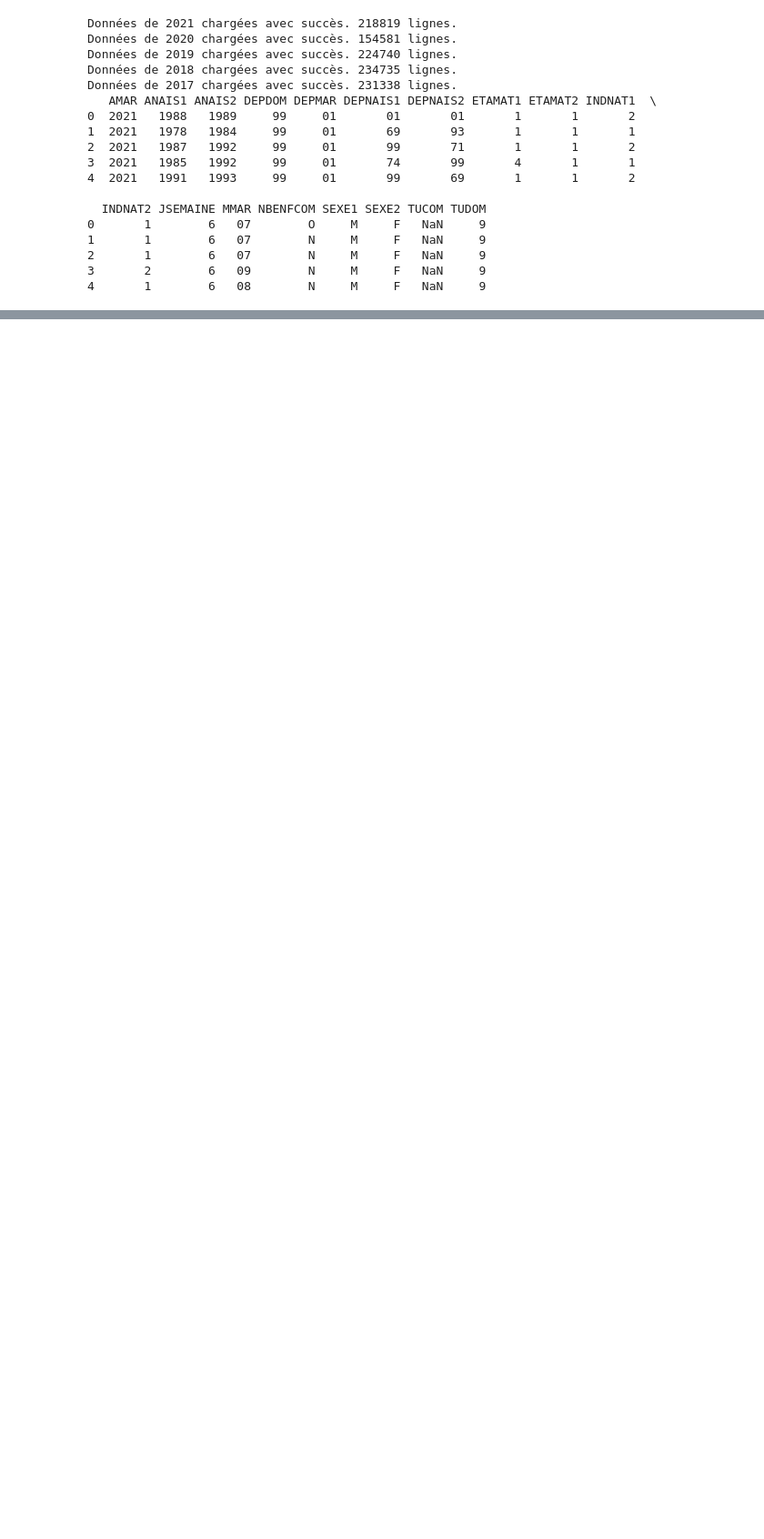
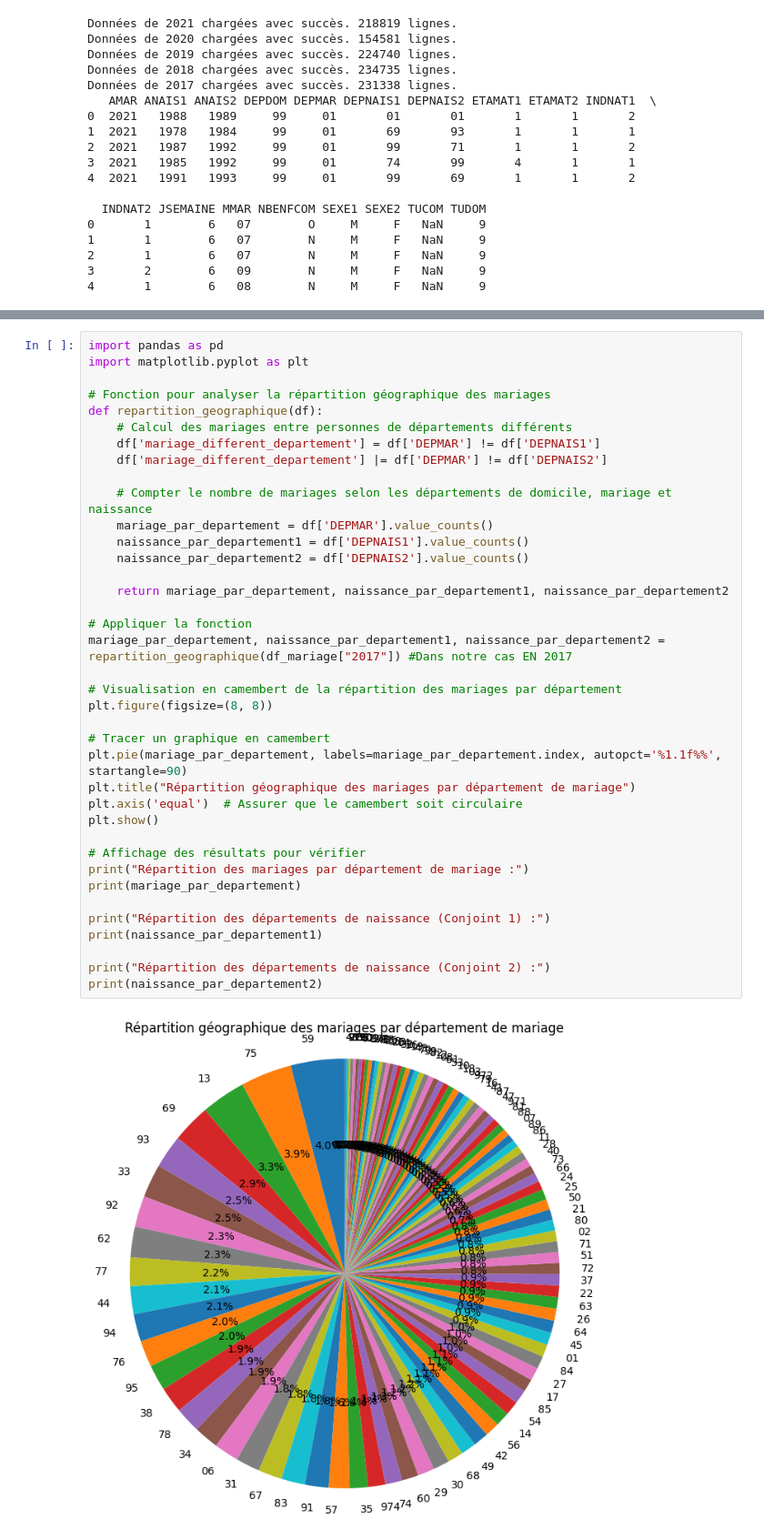
Before and after one commit to marc-awad/big-data-project-python, a Jupyter notebook: awad_marc.ipynb, the cells around one changed output, grey strips where cells are left out. Shown at 91% size. Saved outputs shown, nothing was run; the diff lists cells and outputs as text; blank space fills up the shorter version.

```diff
--- a/awad_marc.ipynb
+++ b/awad_marc.ipynb
@@ -1155,0 +1311,40 @@ Données de 2017 chargées avec succès. 231338 lignes.
+# %%
+import pandas as pd
+import matplotlib.pyplot as plt
+
+# Fonction pour analyser la répartition géographique des mariages
+def repartition_geographique(df):
+    # Calcul des mariages entre personnes de départements différents
+    df['mariage_different_departement'] = df['DEPMAR'] != df['DEPNAIS1']
+    df['mariage_different_departement'] |= df['DEPMAR'] != df['DEPNAIS2']
+
+    # Compter le nombre de mariages selon les départements de domicile, mariage et naissance
+    mariage_par_departement = df['DEPMAR'].value_counts()
+    naissance_par_departement1 = df['DEPNAIS1'].value_counts()
+    naissance_par_departement2 = df['DEPNAIS2'].value_counts()
+
+    return mariage_par_departement, naissance_par_departement1, naissance_par_departement2
+
+# Appliquer la fonction
+mariage_par_departement, naissance_par_departement1, naissance_par_departement2 = repartition_geographique(df_mariage["2017"]) #Dans notre cas EN 2017
+
+# Visualisation en camembert de la répartition des mariages par département
+plt.figure(figsize=(8, 8))
+
+# Tracer un graphique en camembert
+plt.pie(mariage_par_departement, labels=mariage_par_departement.index, autopct='%1.1f%%', startangle=90)
+plt.title("Répartition géographique des mariages par département de mariage")
+plt.axis('equal')  # Assurer que le camembert soit circulaire
+plt.show()
+
+# Affichage des résultats pour vérifier
+print("Répartition des mariages par département de mariage :")
+print(mariage_par_departement)
+
+print("Répartition des départements de naissance (Conjoint 1) :")
+print(naissance_par_departement1)
+
+print("Répartition des départements de naissance (Conjoint 2) :")
+print(naissance_par_departement2)
+# %% [output]
+[figure, added]
```
Also changed, not shown: parts of 8 cells of this notebook.
